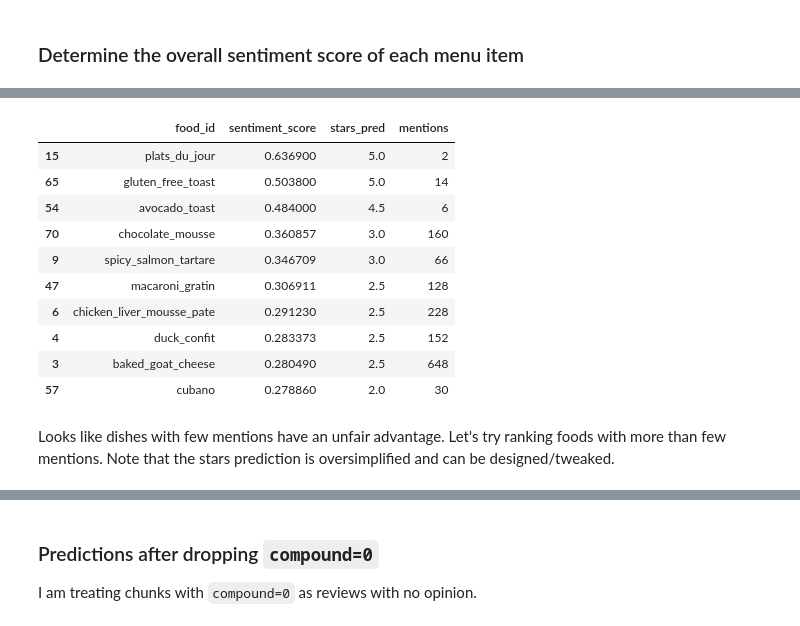
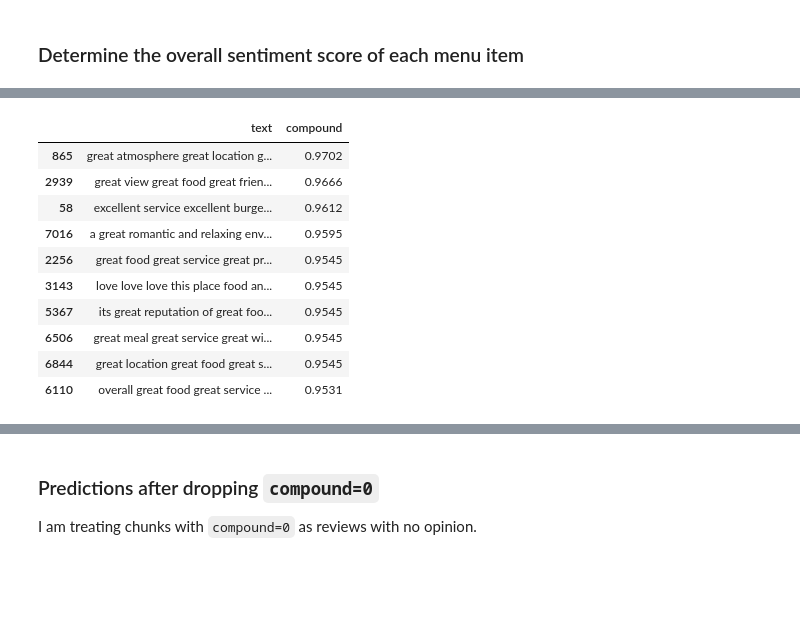
Before and after one commit to rkkwan/rating-yelp-features, a Jupyter notebook: code/05.3-rating-features.ipynb, the cells around one changed output, grey strips where cells are left out. Saved outputs shown, nothing was run; the diff lists cells and outputs as text; code cells hidden in the pictures; blank space fills up the shorter version.

Commit message:
adding key features sentiment analysis

```diff
--- a/code/05.3-rating-features.ipynb
+++ b/code/05.3-rating-features.ipynb
@@ -242,5 +244,8 @@ food_chunks = {food_id : [] for food_id in menu['id'] }
 # %%
 %%time
+
+# Instantiate features chunks list
+features_chunks = {feature_id : [] for feature_id in features['id'] }
 
 nrows = len(mon_ami_gabi)
 # each review
@@ -251,14 +256,14 @@ for i, review in mon_ami_gabi.iterrows():
 
     # each sentence
     for sentence in review['text'].split('.'):
-        # each menu item
-        for _, item in menu.iterrows():
-            # each food variation
+        # each feature item
+        for _, item in features.iterrows():
+            # each feature variation
             for variation in item['variations']:
-                # get sentence fragment if sentence contains food item
+                # get sentence fragment if sentence contains feature item
                 if variation in sentence:
                     chunks = get_chunks(sentence, variation, 7, 7)
-                    food_chunks[item['id']].append(chunks)
+                    features_chunks[item['id']].append(chunks)
                     break
 # %% [output]
 Parsing 7900/7968 reviews
@@ -267,8 +272,8 @@ Wall time: 7min 4s
 # %% [markdown]
 #### Drop any empty lists
 # %%
-for k,v in food_chunks.items():
-    food_chunks[k] = [c for c in v if c]
+for k,v in features_chunks.items():
+    features_chunks[k] = [c for c in v if c]
 # %%
 def flatten(superlist):
     '''
@@ -293,5 +298,5 @@ def flatten(superlist):
 # %%
 # Flatten each food's list of chunks
-food_chunks2 = {food_id : flatten(chunks) for food_id, chunks in food_chunks.items()}
+features_chunks2 = {feature_id : flatten(chunks) for feature_id, chunks in features_chunks.items()}
 # %%
 # save for later
@@ -462,0 +443,3 @@ plt.hist(sentiment_df['sentiment_score'].dropna(), bins = 30);
+# %%
+service_df = pd.concat([pd.DataFrame(features_chunks2['service'], columns=['text']), get_sentiments(features_chunks2['service'])['compound']], axis = 1)
+service_df.head()
@@ -463,16 +453,14 @@ plt.hist(sentiment_df['sentiment_score'].dropna(), bins = 30);
 # %%
-sentiment_df.nlargest(10, 'sentiment_score')
+service_df.nlargest(10, 'compound')
 # %% [output]
-|  | food_id | sentiment_score | stars_pred | mentions |
-| 15 | plats_du_jour | 0.636900 | 5.0 | 2 |
-| 65 | gluten_free_toast | 0.503800 | 5.0 | 14 |
-| 54 | avocado_toast | 0.484000 | 4.5 | 6 |
-| 70 | chocolate_mousse | 0.360857 | 3.0 | 160 |
-| 9 | spicy_salmon_tartare | 0.346709 | 3.0 | 66 |
-| 47 | macaroni_gratin | 0.306911 | 2.5 | 128 |
-| 6 | chicken_liver_mousse_pate | 0.291230 | 2.5 | 228 |
-| 4 | duck_confit | 0.283373 | 2.5 | 152 |
-| 3 | baked_goat_cheese | 0.280490 | 2.5 | 648 |
-| 57 | cubano | 0.278860 | 2.0 | 30 |
+|  | text | compound |
+| 865 | great atmosphere great location g... | 0.9702 |
+| 2939 | great view great food great frien... | 0.9666 |
+| 58 | excellent service excellent burge... | 0.9612 |
+| 7016 | a great romantic and relaxing env... | 0.9595 |
+| 2256 | great food great service great pr... | 0.9545 |
+| 3143 | love love love this place food an... | 0.9545 |
+| 5367 | its great reputation of great foo... | 0.9545 |
+| 6506 | great meal great service great wi... | 0.9545 |
+| 6844 | great location great food great s... | 0.9545 |
+| 6110 | overall great food great service ... | 0.9531 |
-# %% [markdown]
-Looks like dishes with few mentions have an unfair advantage. Let's try ranking foods with more than few mentions. Note that the stars prediction is oversimplified and can be designed/tweaked.
```
Also changed, not shown: parts of 72 cells of this notebook, 12 other files.
